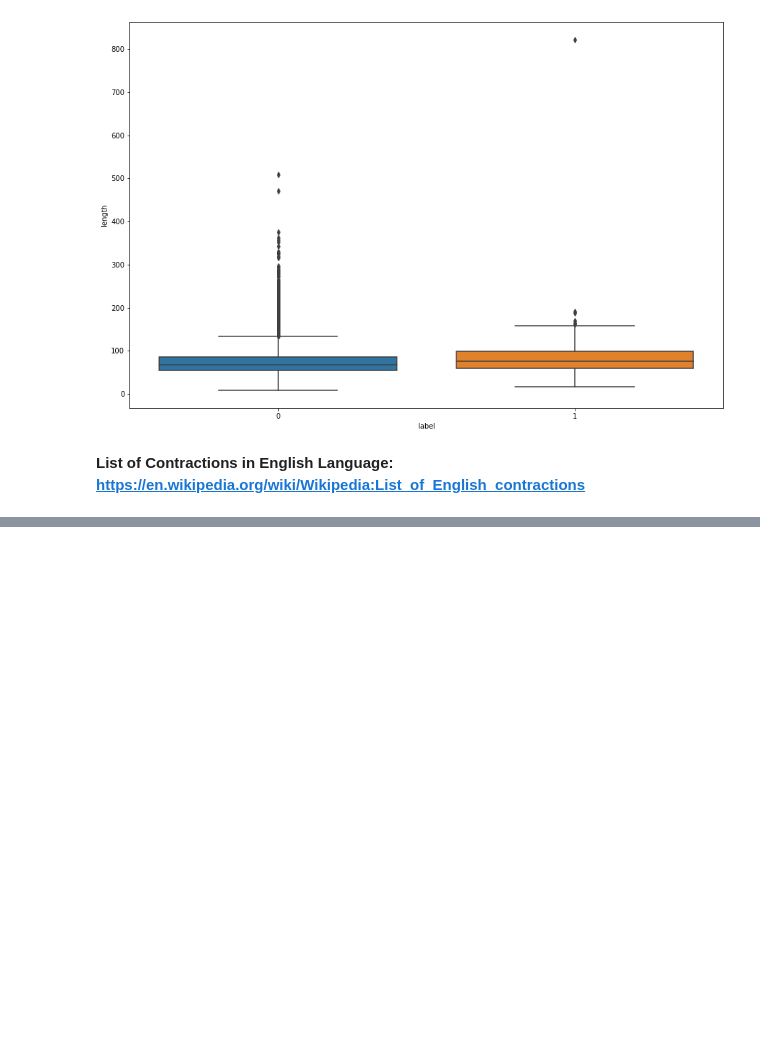
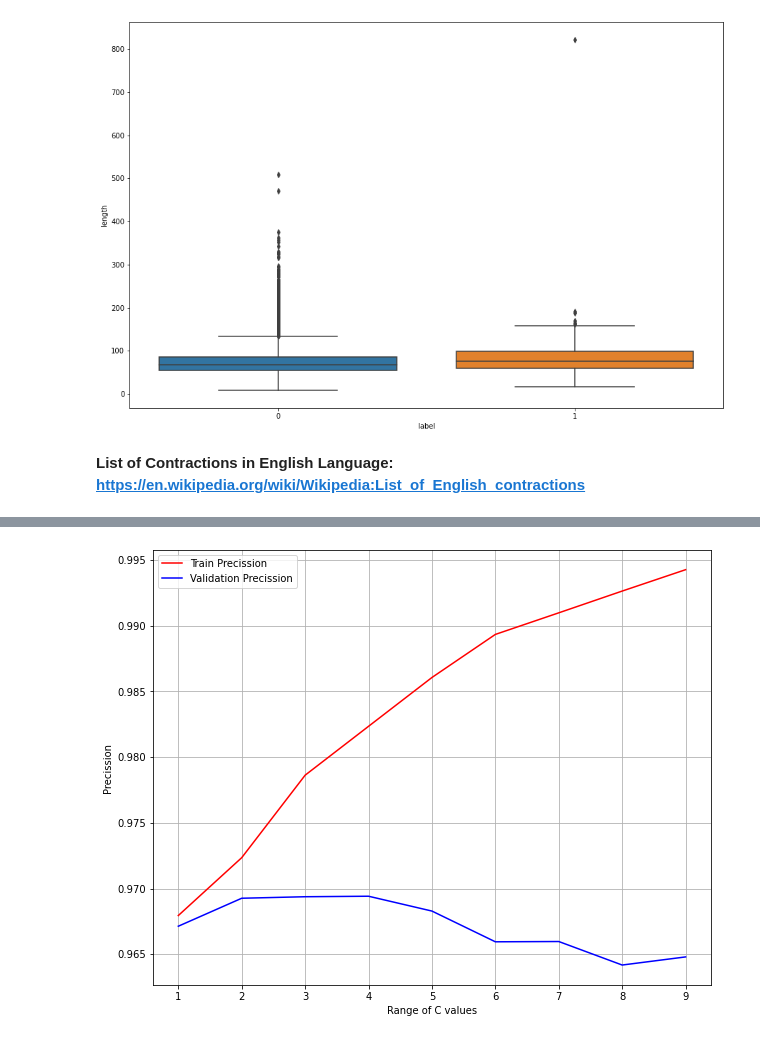
Before and after one commit to Adhundi7/humor-detection, a Jupyter notebook: humor-detection.ipynb, the cells around one changed output, grey strips where cells are left out. Cells and saved outputs as stored; diff of their text form; code cells hidden in the pictures; blank space fills up the shorter version.

```diff
--- a/humor-detection.ipynb
+++ b/humor-detection.ipynb
@@ -309,0 +534,12 @@ weighted avg       0.96      0.96      0.96      4009
+# %%
+# Plotting the Maximum Depth Values with F1Score for train and test
+plt.figure(figsize=(10,8))
+line1, = plt.plot(c_range,pr,'r',label='Train Precission')
+line2, = plt.plot(c_range,pr_test,'b',label='Validation Precission')
+plt.legend()
+plt.xlabel('Range of C values')
+plt.ylabel('Precission')
+plt.grid()
+plt.show()
+# %% [output]
+[figure, added]
```
Also changed, not shown: parts of 28 cells of this notebook.
